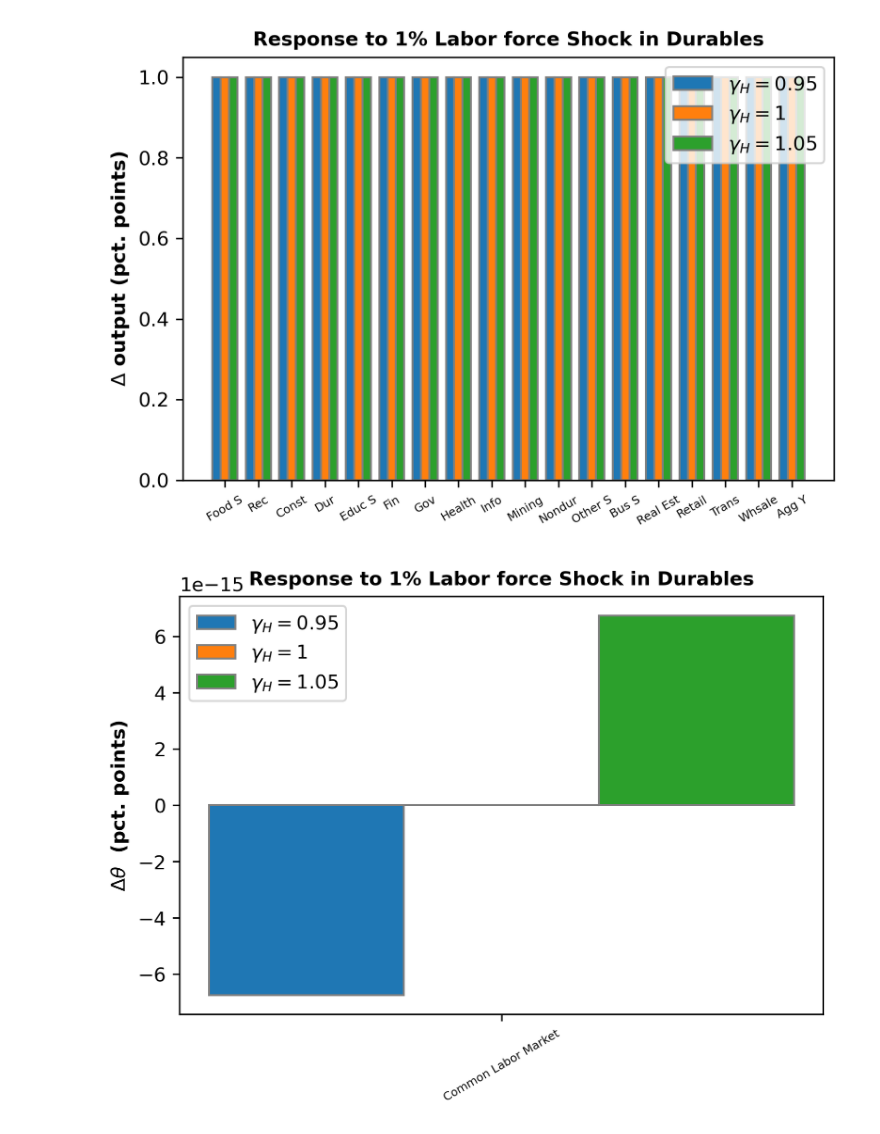
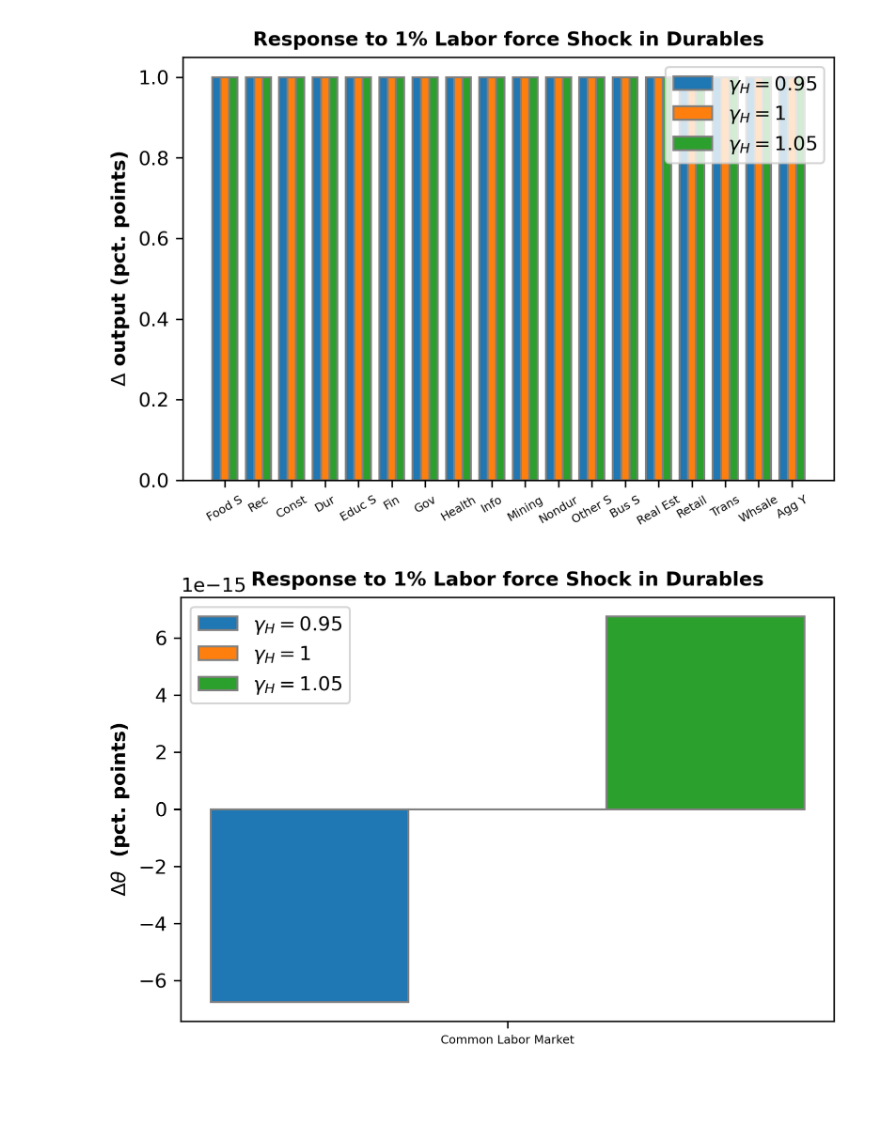
Before and after one commit to hs97/UnemploymentNetwork, a Jupyter notebook: new_code/calib1_single_occupation.ipynb, the cells around one changed output. Drawn from its saved outputs; the diff is of its cells as text; code cells hidden in the pictures; blank space fills up the shorter version.

```diff
--- a/new_code/calib1_single_occupation.ipynb
+++ b/new_code/calib1_single_occupation.ipynb
@@ -248,12 +248,12 @@ bar_plot(100*sectorY_vec, sector_names, title, xlab, ylab, labels, save_path, ro
 # %%
 occupation_names = ['Common Labor Market']
 xlab = ''
 ylab = '$\Delta \\theta$  (pct. points)'
 save_path = '../output/figures/durables_HshockT_1occ.png'
 labels = ['$\gamma_{H} = 0.95$','$\gamma_{H} = 1$','$\gamma_{H} = 1.05$']
-bar_plot(100*occT_vec, occupation_names, title, xlab, ylab, labels, save_path, rotation=30, fontsize=10, barWidth = 0.25, dpi=300)
+bar_plot(100*occT_vec, occupation_names, title, xlab, ylab, labels, save_path, rotation=0, fontsize=10, barWidth = 0.25, dpi=300)
 # %% [output]
-[figure, old version]
+[figure, new version]
 # %%
 xlab = ''
 ylab = '$\Delta U$  (pct. points)'
```
Also changed, not shown: parts of 4 cells of this notebook, 9 other files.
